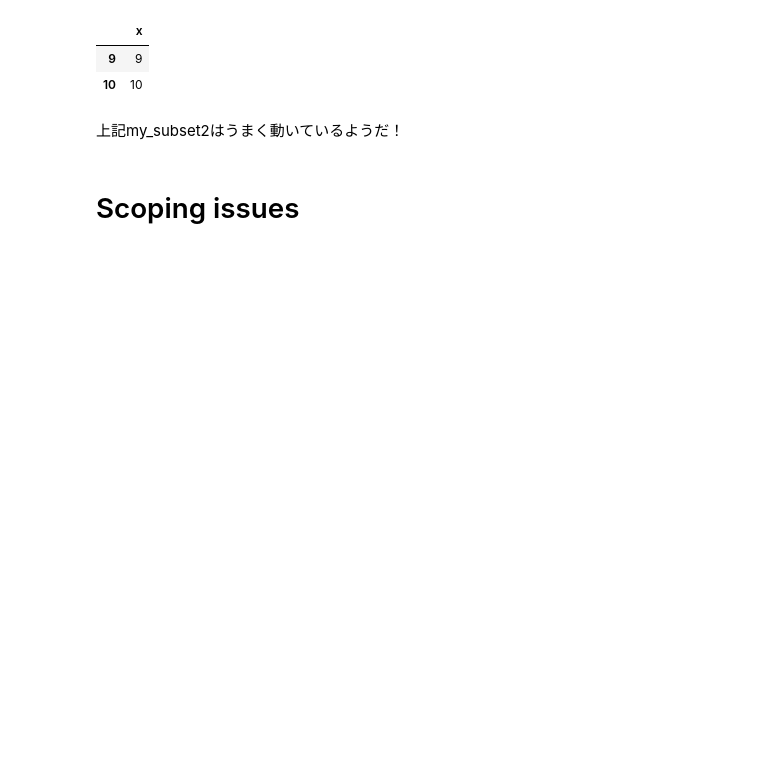
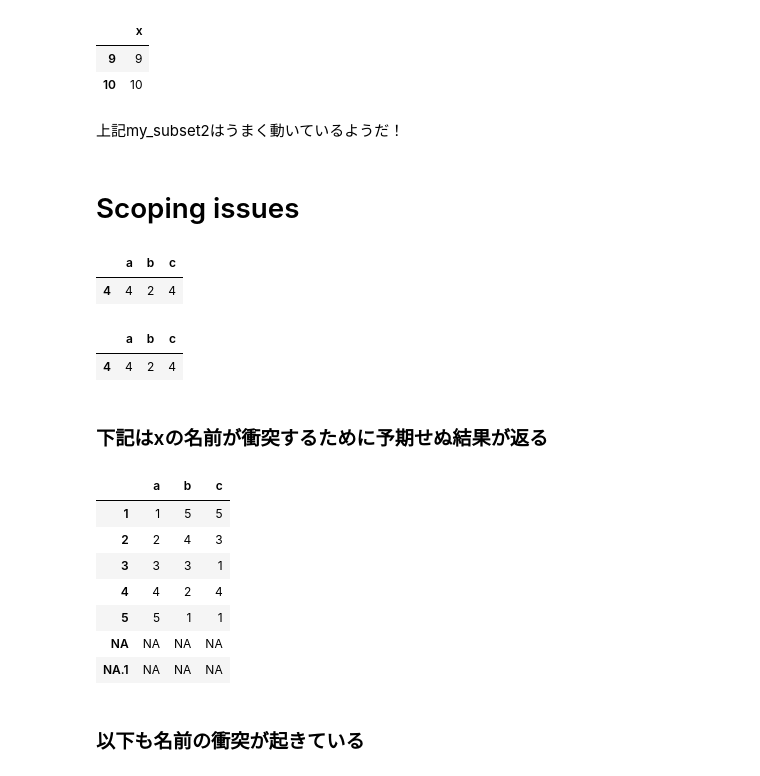
Before and after one commit to unagiinu2k/R_sandbox, a Jupyter notebook: advanced_r_nse.ipynb, the cells around one changed output. Drawn from its saved outputs; the diff is of its cells as text; code cells hidden in the pictures; blank space fills up the shorter version.

```diff
--- a/advanced_r_nse.ipynb
+++ b/advanced_r_nse.ipynb
@@ -228,3 +230,31 @@ my_subset2(sample_df2 , x > 8)
 上記my_subset2はうまく動いているようだ！
 # %% [markdown]
 # Scoping issues
+# %%
+y <- 4
+x <- 4
+# %%
+subset2(sample_df, a == 4)
+# %% [output]
+|  | a | b | c |
+| 4 | 4 | 2 | 4 |
+# %%
+subset2(sample_df, a == y)
+# %% [output]
+|  | a | b | c |
+| 4 | 4 | 2 | 4 |
+# %% [markdown]
+### 下記はxの名前が衝突するために予期せぬ結果が返る
+# %%
+subset2(sample_df, a == x)
+# %% [output]
+|  | a | b | c |
+| 1 | 1 | 5 | 5 |
+| 2 | 2 | 4 | 3 |
+| 3 | 3 | 3 | 1 |
+| 4 | 4 | 2 | 4 |
+| 5 | 5 | 1 | 1 |
+| NA | NA | NA | NA |
+| NA.1 | NA | NA | NA |
+# %% [markdown]
+### 以下も名前の衝突が起きている
```
Also changed, not shown: parts of 10 cells of this notebook.
